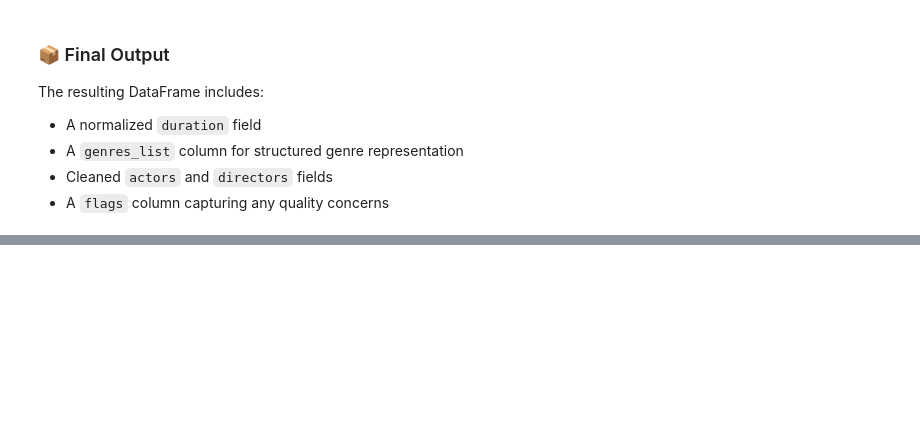
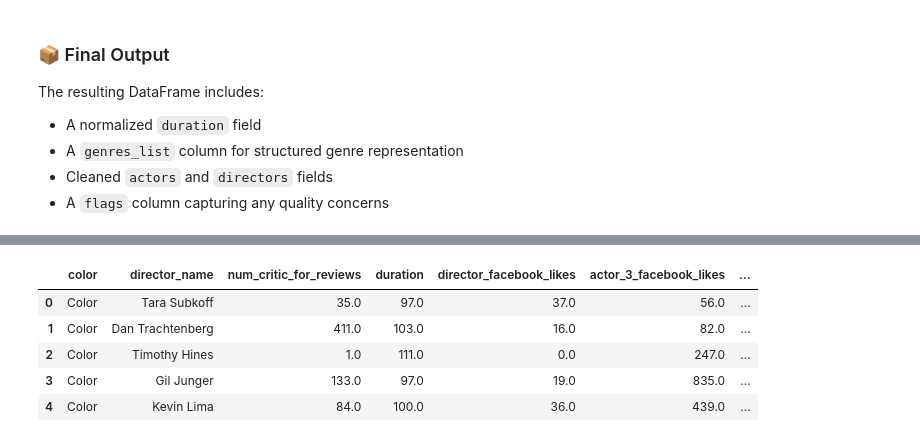
Before and after one commit to rogerioo/movie_challenge, a Jupyter notebook: challenge.ipynb, the cells around one changed output, grey strips where cells are left out. Drawn from its saved outputs; the diff is of its cells as text; code cells hidden in the pictures; blank space fills up the shorter version.

Commit message:
Add stage 7 data pipeline

```diff
--- a/challenge.ipynb
+++ b/challenge.ipynb
@@ -934,0 +976,7 @@ The resulting DataFrame includes:
+# %%
+def load_raw_data(filepath: str) -> pd.DataFrame:
+    """Load movie_metadata.csv and return raw DataFrame."""
+    log = make_logger()
+    log("📥 Loading raw movie metadata...")
+
+    return pd.read_csv(filepath)
@@ -934,0 +1167,35 @@ The resulting DataFrame includes:
+# %%
+def save_outputs(df: pd.DataFrame, path: str):
+    log = make_logger()
+    log(f"💾 Saving output to {path}...")
+
+    df.to_parquet(path, index=False)
+
+    log("✅ Output saved successfully.")
+# %%
+def run_pipeline(movie_path: str, imdb_paths: dict, output_path: str) -> pd.DataFrame:
+    log = make_logger()
+    log("🚀 Starting full pipeline execution...")
+
+    df_raw = load_raw_data(movie_path)
+
+    log(f"🔢 Raw data shape: {df_raw.shape}")
+
+    df_clean = clean_initial_data(df_raw)
+    df_enriched = enrich_with_imdb(df_clean, imdb_paths)
+    df_final = transform_and_flag(df_enriched)
+    save_outputs(df_final, output_path)
+
+    log("🏁 Pipeline finished successfully.")
+
+    return df_final
+# %%
+movie_path = 'data/movie_metadata.csv'
+imdb_paths = {
+    'basics': 'enrichments/title.basics.tsv',
+    'principals': 'enrichments/title.principals.tsv',
+    'names': 'enrichments/name.basics.tsv',
+}
+output_path = 'data/gold.parquet'
+
+gold_df = run_pipeline(movie_path, imdb_paths, output_path)
@@ -934,0 +1217,9 @@ The resulting DataFrame includes:
+# %%
+gold_df.head()
+# %% [output]
+|  | color | director_name | num_critic_for_reviews | duration | director_facebook_likes | actor_3_facebook_likes | ... |
+| 0 | Color | Tara Subkoff | 35.0 | 97.0 | 37.0 | 56.0 | ... |
+| 1 | Color | Dan Trachtenberg | 411.0 | 103.0 | 16.0 | 82.0 | ... |
+| 2 | Color | Timothy Hines | 1.0 | 111.0 | 0.0 | 247.0 | ... |
+| 3 | Color | Gil Junger | 133.0 | 97.0 | 19.0 | 835.0 | ... |
+| 4 | Color | Kevin Lima | 84.0 | 100.0 | 36.0 | 439.0 | ... |
```
Also changed, not shown: parts of 8 cells of this notebook, 5 other files.
